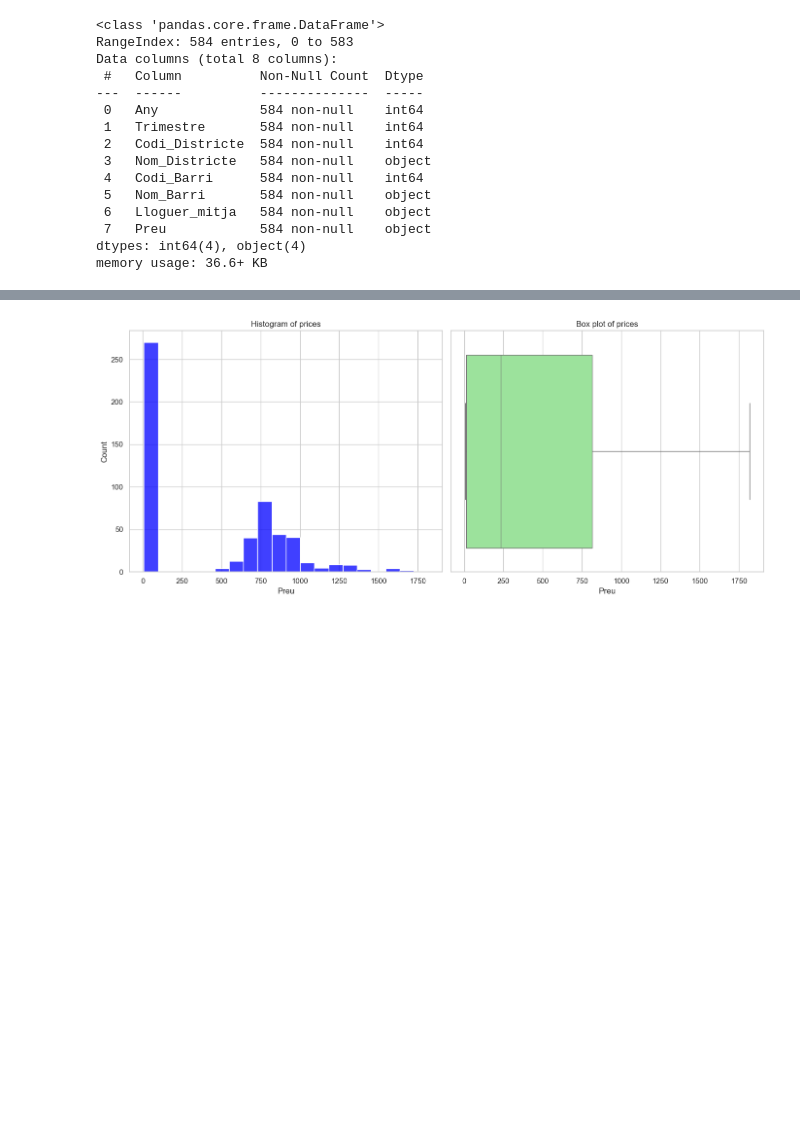
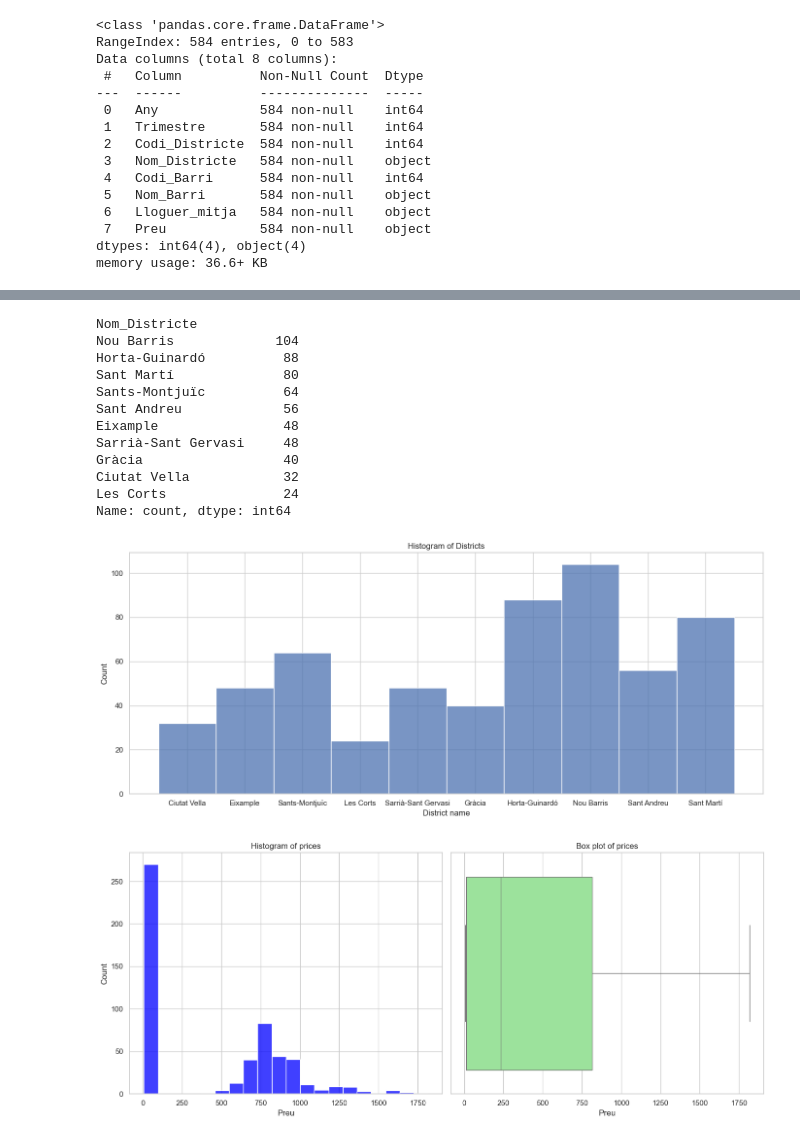
Before and after one commit to dfneto/itacademy, a Jupyter notebook: sprint4_visualization/task1.ipynb, the cells around one changed output, grey strips where cells are left out. Saved outputs shown, nothing was run; the diff lists cells and outputs as text; code cells hidden in the pictures; blank space fills up the shorter version.

```diff
--- a/sprint4_visualization/task1.ipynb
+++ b/sprint4_visualization/task1.ipynb
@@ -31 +67,29 @@ memory usage: 36.6+ KB
+# %%
+# Crea al menos una visualización para: una variable categorical (Barrio)
+print(df['Nom_Districte'].value_counts())
+sns.set(style="whitegrid")
+plt.figure(figsize=(14, 6))
+
+sns.histplot(df['Nom_Districte'])
+
+plt.xlabel('District name')
+plt.title('Histogram of Districts')
+
+plt.tight_layout()
+plt.savefig("1-Histogram of Districts")
+plt.show()
+# %% [output]
+Nom_Districte
+Nou Barris             104
+Horta-Guinardó          88
+Sant Martí              80
+Sants-Montjuïc          64
+Sant Andreu             56
+Eixample                48
+Sarrià-Sant Gervasi     48
+Gràcia                  40
+Ciutat Vella            32
+Les Corts               24
+Name: count, dtype: int64
+[figure, added]
 # %%
```
Also changed, not shown: parts of 14 cells of this notebook, 8 other files.
